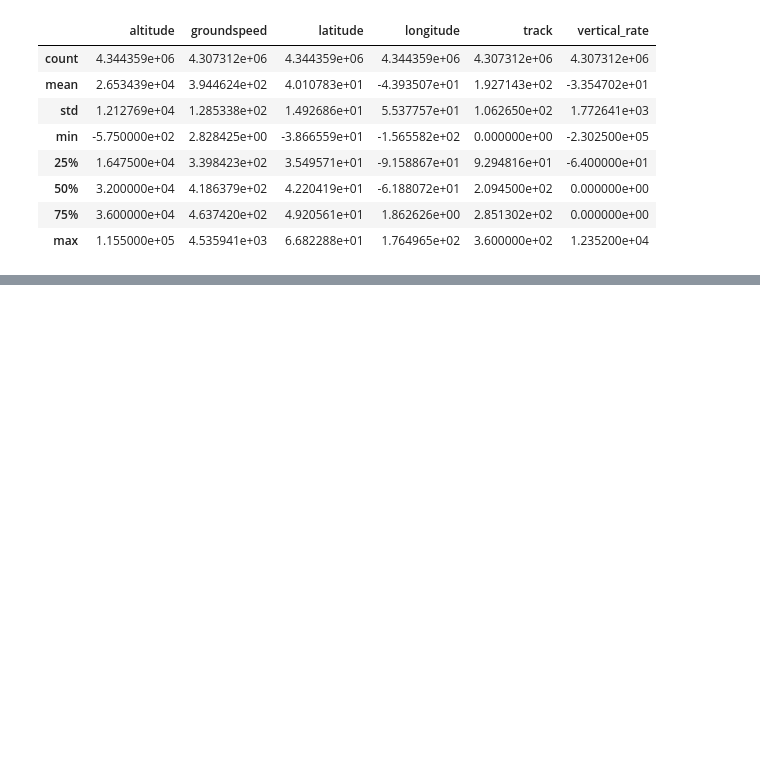
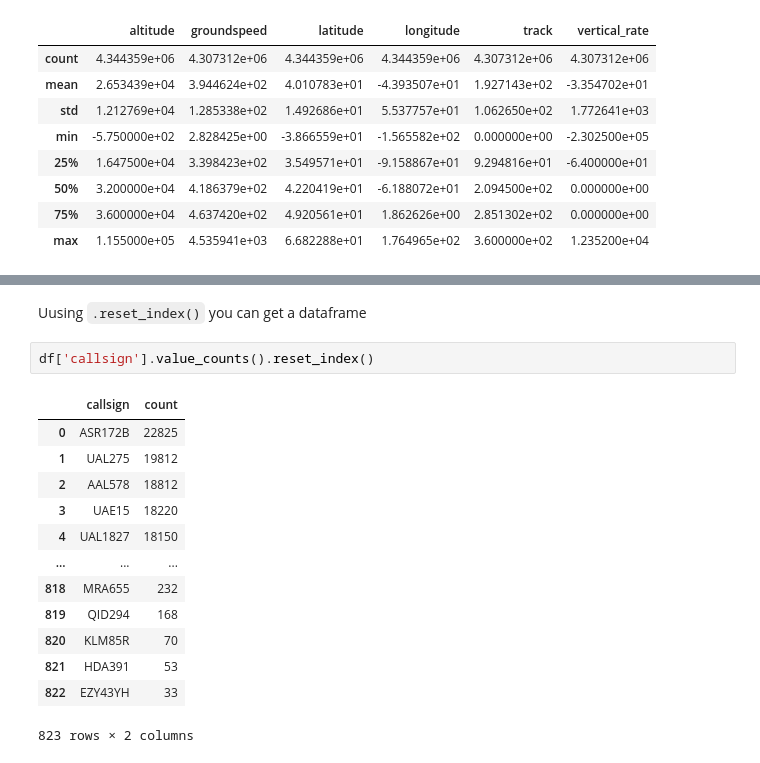
Before and after one commit to kachraz/ytlpda, a Jupyter notebook: KAG/ytleapan.ipynb, the cells around one changed output, grey strips where cells are left out. Cells and saved outputs as stored; diff of their text form; blank space fills up the shorter version.

```diff
--- a/KAG/ytleapan.ipynb
+++ b/KAG/ytleapan.ipynb
@@ -699,0 +799,18 @@ df.describe()
+# %% [markdown]
+Uusing `.reset_index()` you can get a dataframe
+# %%
+df['callsign'].value_counts().reset_index()
+# %% [output]
+|  | callsign | count |
+| 0 | ASR172B | 22825 |
+| 1 | UAL275 | 19812 |
+| 2 | AAL578 | 18812 |
+| 3 | UAE15 | 18220 |
+| 4 | UAL1827 | 18150 |
+| ... | ... | ... |
+| 818 | MRA655 | 232 |
+| 819 | QID294 | 168 |
+| 820 | KLM85R | 70 |
+| 821 | HDA391 | 53 |
+| 822 | EZY43YH | 33 |
+823 rows × 2 columns
```
Also changed, not shown: parts of 13 cells of this notebook.
